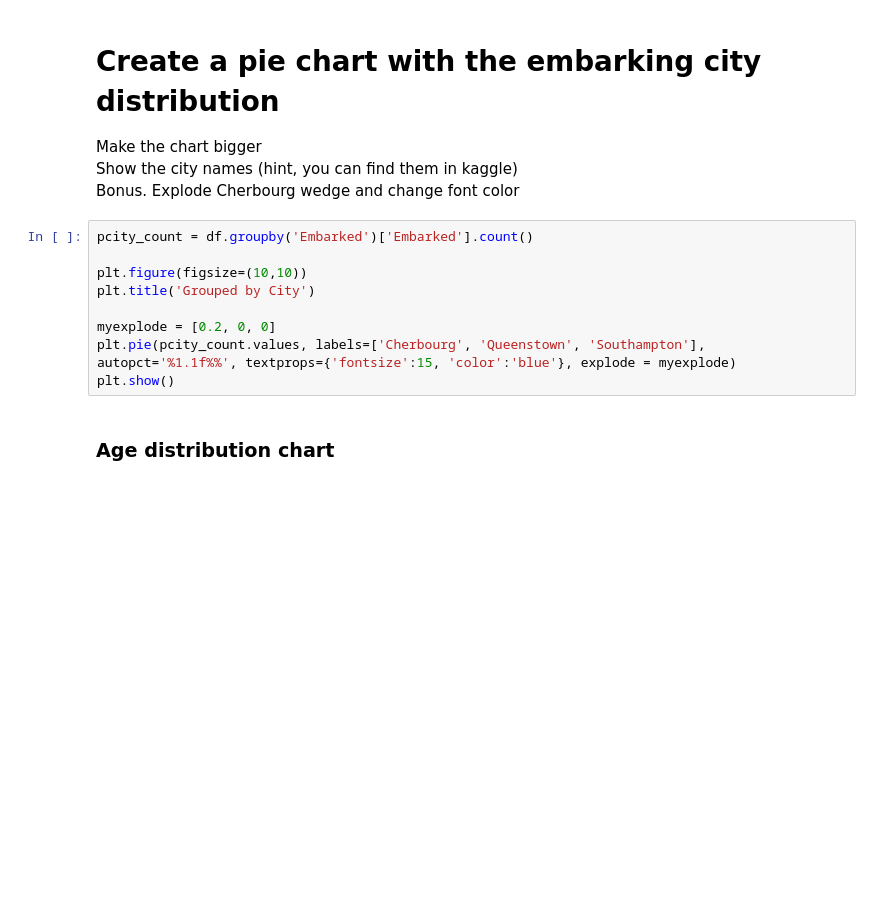
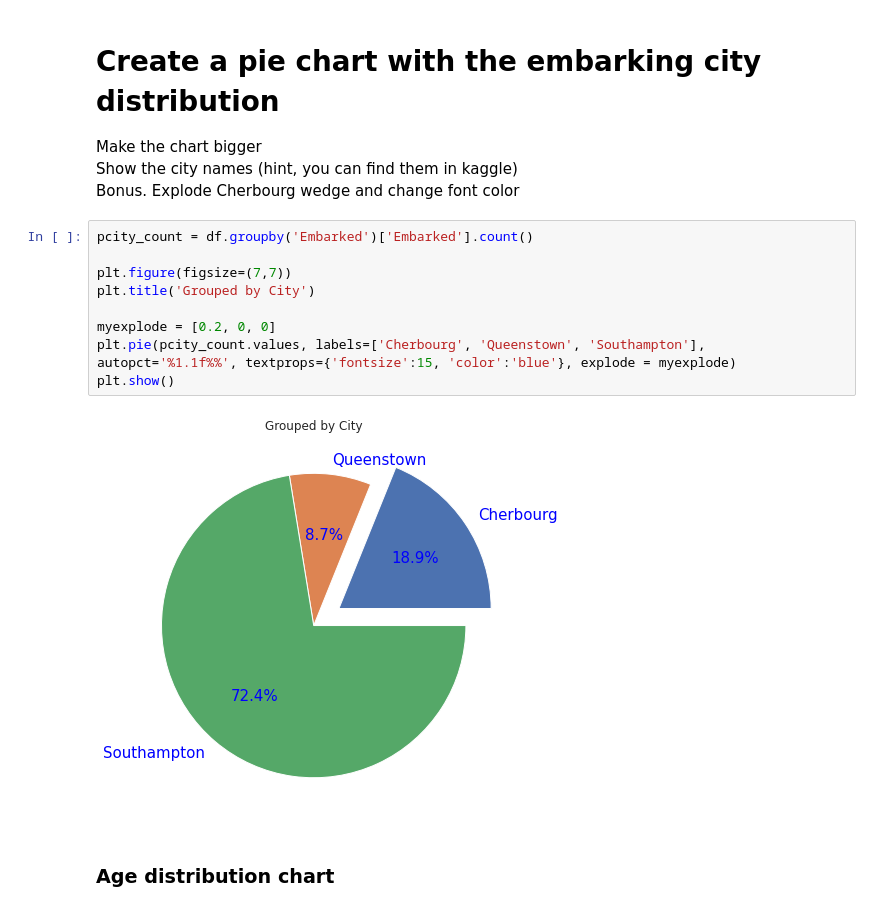
Before and after one commit to Santigs/DS-Course, a Jupyter notebook: Lecture2.ipynb, the cells around one changed output. Saved outputs shown, nothing was run; the diff lists cells and outputs as text; blank space fills up the shorter version.

```diff
--- a/Lecture2.ipynb
+++ b/Lecture2.ipynb
@@ -240,12 +251,14 @@ Bonus. Explode Cherbourg wedge and change font color
 # %%
 pcity_count = df.groupby('Embarked')['Embarked'].count()
 
-plt.figure(figsize=(10,10))
+plt.figure(figsize=(7,7))
 plt.title('Grouped by City')
 
 myexplode = [0.2, 0, 0]
 plt.pie(pcity_count.values, labels=['Cherbourg', 'Queenstown', 'Southampton'], autopct='%1.1f%%', textprops={'fontsize':15, 'color':'blue'}, explode = myexplode)
 plt.show()
+# %% [output]
+[figure, added]
 # %% [markdown]
 ### Age distribution chart
 # %%
```
Also changed, not shown: parts of 7 cells of this notebook.
